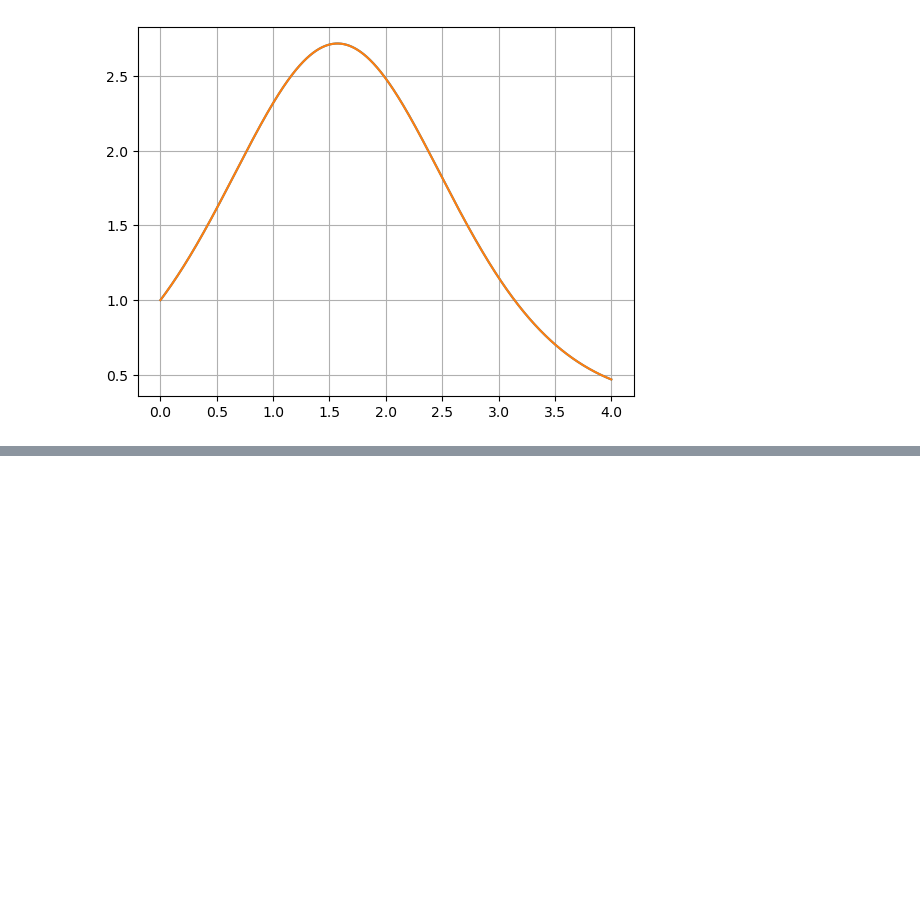
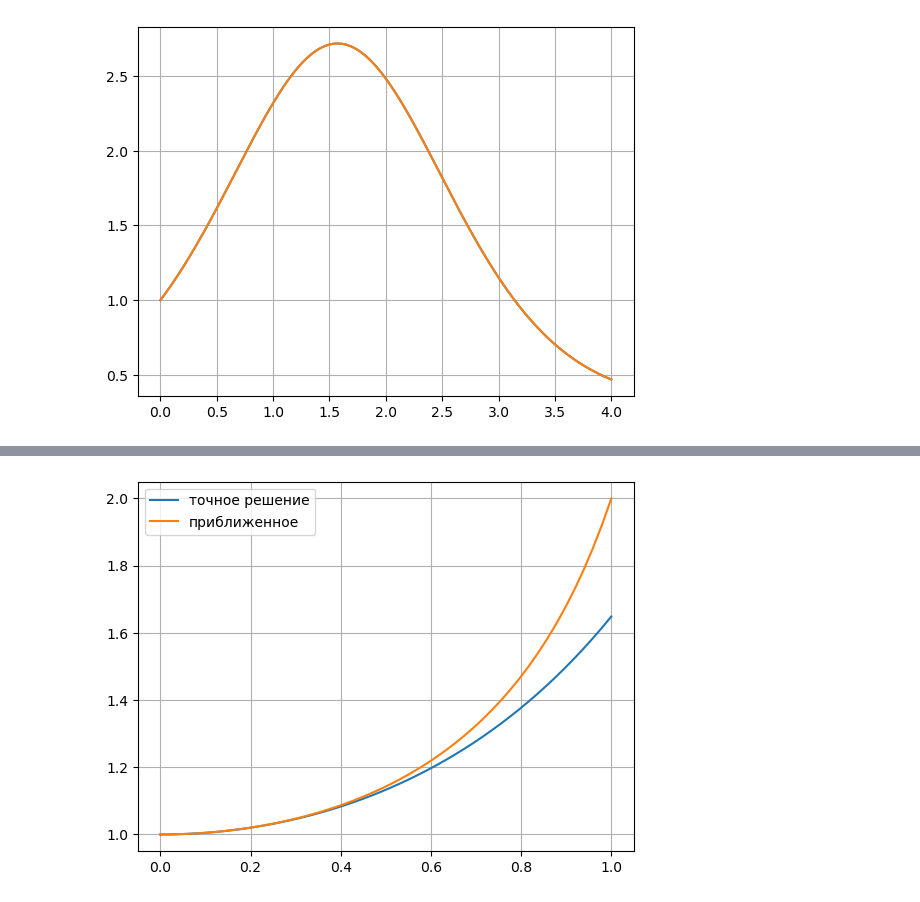
Before and after one commit to dosttiz/pc_calc, a Jupyter notebook: lr5/lab5.ipynb, the cells around one changed output, grey strips where cells are left out. Cells and saved outputs as stored; diff of their text form; code cells hidden in the pictures; blank space fills up the shorter version.

```diff
--- a/lr5/lab5.ipynb
+++ b/lr5/lab5.ipynb
@@ -124,0 +167,7 @@ plt.grid()
+# %%
+plt.plot(x1, y1_prec, label='точное решение')
+plt.plot(x1, y1, label='приближенное')
+plt.legend()
+plt.grid()
+# %% [output]
+[figure, added]
```
Also changed, not shown: parts of 6 cells of this notebook, 3 other files.
